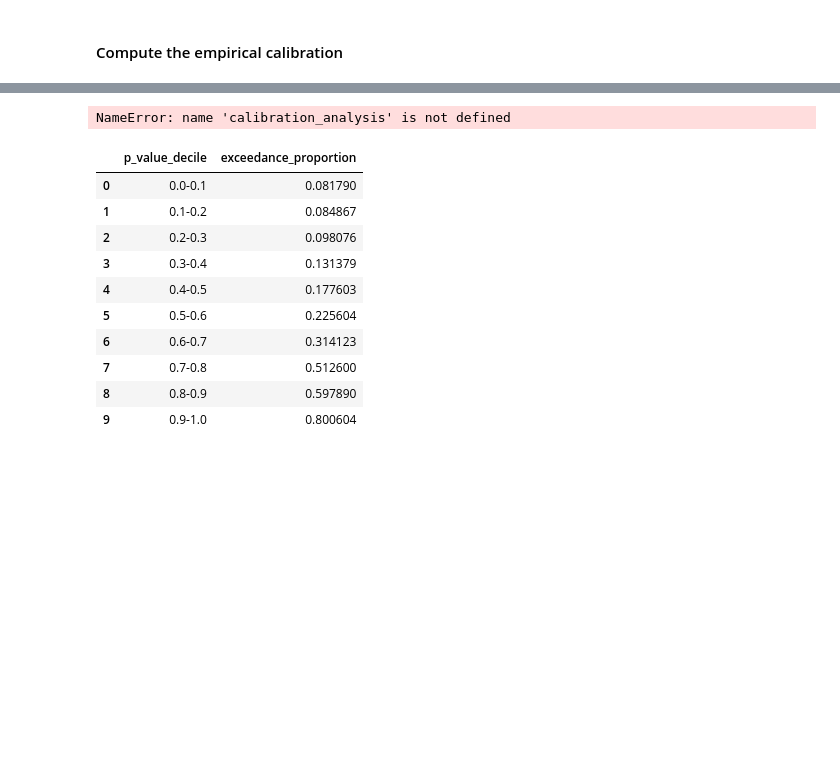
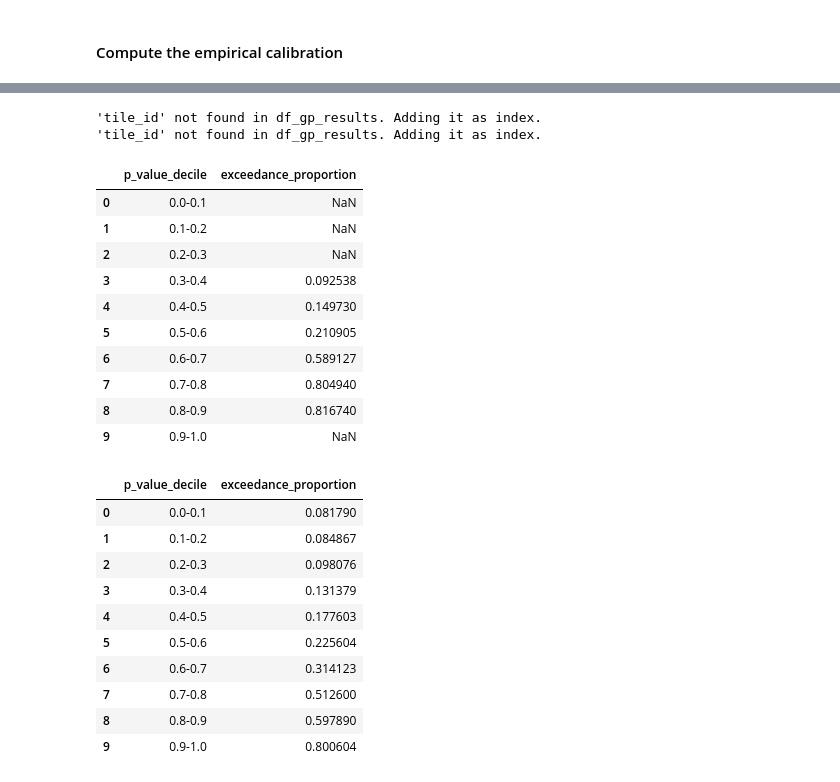
Before and after one commit to enussl/Air-Quality-Gaussian-Process, a Jupyter notebook: Current Code/beijing-calibration-analysis.ipynb, the cells around one changed output, grey strips where cells are left out. Cells and saved outputs as stored; diff of their text form; code cells hidden in the pictures; blank space fills up the shorter version.

```diff
--- a/Current Code/beijing-calibration-analysis.ipynb
+++ b/Current Code/beijing-calibration-analysis.ipynb
@@ -780,30 +780,47 @@ china_life_calibration_gp_train.head()
 | 4 | 39.923895 | 116.406708 | 2019-09-30 21:23:14 | 74.757379 | 74.897615 | 0.0 | 2 | 74.785495 | ... |
 # %%
 # to examine the calibration with the train-test split, we need:
+# 0) get tile IDs for the results
+china_life_calibration_gp_results['tile_id'] = china_life_calibration_gp_results.index
+longtan_park_calibration_gp_results['tile_id'] = longtan_park_calibration_gp_results.index
+
+
 # 1) raw observations from the test set
 china_life_calibration_gp_test = pd.read_csv("china_life_calibration_gp_test.csv")
 longtan_park_calibration_gp_test = pd.read_csv("longtan_park_calibration_gp_test.csv")
 
 # 2) the hotspot scores from GP fit to the train set
 china_life_calibration_gp_train_results = pd.read_csv("china_life_calibration_gp_train_results.csv")
 longtan_park_calibration_gp_train_results = pd.read_csv("longtan_park_calibration_gp_train_results.csv")
 
 # 3) raw observations from the train set, just to compute the median
 china_life_calibration_gp_train     = pd.read_csv("china_life_calibration_gp_train.csv")
 median_cl_train = np.median(china_life_calibration_gp_train['pm25_detrended_15'])
 
 longtan_park_calibration_gp_train   = pd.read_csv("longtan_park_calibration_gp_train.csv")
 median_lp_train = np.median(longtan_park_calibration_gp_train['pm25_detrended_15'])
 
 china_life_calibration_gp_train_results['p_value'] = sps.norm.cdf(china_life_calibration_gp_train_results['z_val'])
 longtan_park_calibration_gp_train_results['p_value'] = sps.norm.cdf(longtan_park_calibration_gp_train_results['z_val'])
 
 exceedance_proportions_cl_tt = calibration_analysis(china_life_calibration_gp_train_results, china_life_calibration_gp_test, min_n_measurements=0, overall_median=median_cl_train)
 exceedance_proportions_lp_tt = calibration_analysis(longtan_park_calibration_gp_train_results, longtan_park_calibration_gp_test, min_n_measurements=0, overall_median=median_lp_train)
 
 exceedance_proportions_cl_tt
 # %% [output]
-NameError: name 'calibration_analysis' is not defined
+'tile_id' not found in df_gp_results. Adding it as index.
+'tile_id' not found in df_gp_results. Adding it as index.
+|  | p_value_decile | exceedance_proportion |
+| 0 | 0.0-0.1 | NaN |
+| 1 | 0.1-0.2 | NaN |
+| 2 | 0.2-0.3 | NaN |
+| 3 | 0.3-0.4 | 0.092538 |
+| 4 | 0.4-0.5 | 0.149730 |
+| 5 | 0.5-0.6 | 0.210905 |
+| 6 | 0.6-0.7 | 0.589127 |
+| 7 | 0.7-0.8 | 0.804940 |
+| 8 | 0.8-0.9 | 0.816740 |
+| 9 | 0.9-1.0 | NaN |
 # %%
 exceedance_proportions_lp_tt
 # %% [output]
```
Also changed, not shown: parts of 3 cells of this notebook, 1 other file.
